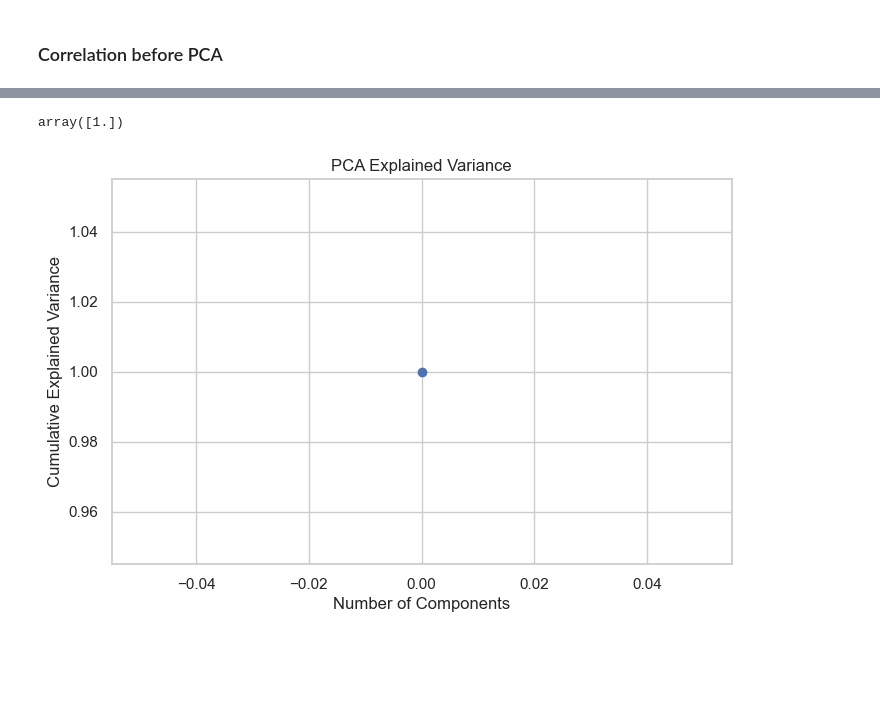
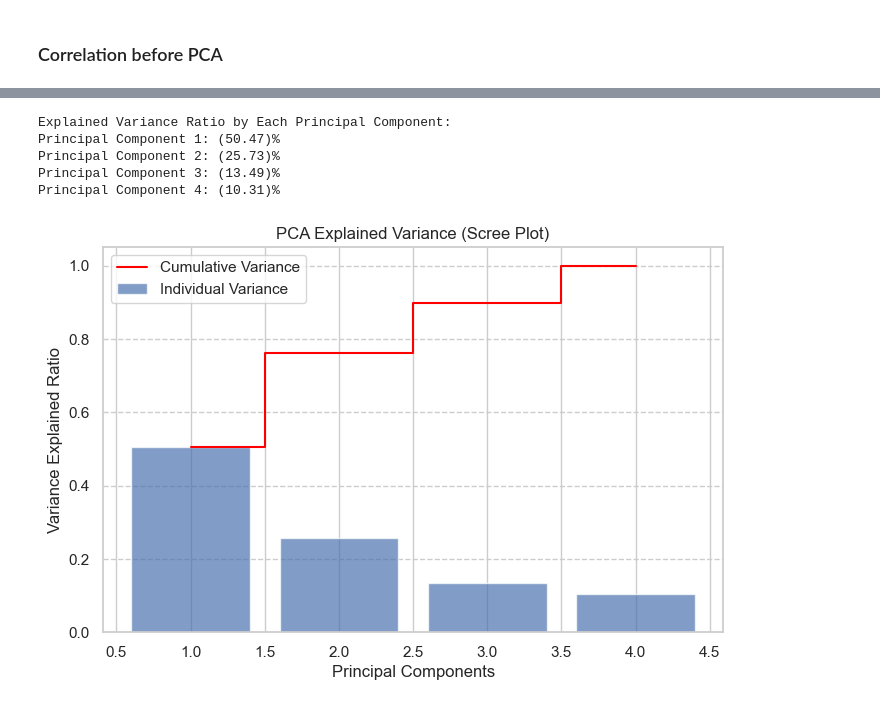
Before and after one commit to hsinxf/ML-LABS, a Jupyter notebook: LAB-4/Lab4.ipynb, the cells around one changed output, grey strips where cells are left out. Cells and saved outputs as stored; diff of their text form; code cells hidden in the pictures; blank space fills up the shorter version.

```diff
--- a/LAB-4/Lab4.ipynb
+++ b/LAB-4/Lab4.ipynb
@@ -191,10 +195,13 @@ df_minmax.head()
 # %% [markdown]
 ### Z-Score Normalization
 # %%
-standard_scaler = StandardScaler()
+features_to_check = ['Horsepower', 'Torque (lb-ft)', '0-60 MPH Time (seconds)', 'Price (in USD)']
+std_scaler = StandardScaler()
+df_zscore_scaled = std_scaler.fit_transform(df_no_outliers[features_to_check])
 
-df_zscore = df_no_outliers.copy()
-df_zscore[numeric_c] = standard_scaler.fit_transform(df_zscore[numeric_c])
 
+df_zscore = pd.DataFrame(df_zscore_scaled, columns=pca_features)
+
+print("Z-Score Normalized Data (First 5 rows):")
 df_zscore.head()
 # %% [output]
@@ -224,16 +229,26 @@ plt.show()
-# %%
-pca = PCA()
-pca.fit(df_zscore[numeric_c])
-explained_variance = pca.explained_variance_ratio_
-explained_variance
-# %% [output]
-array([1.])
+# %%
+pca = PCA()
+pca_results = pca.fit_transform(df_zscore_scaled)
+explained_variance = pca.explained_variance_ratio_
+print("Explained Variance Ratio by Each Principal Component:")
+for i, ratio in enumerate(explained_variance):
+    print(f"Principal Component {i+1}: ({ratio*100:.2f})%")
+# %% [output]
+Explained Variance Ratio by Each Principal Component:
+Principal Component 1: (50.47)%
+Principal Component 2: (25.73)%
+Principal Component 3: (13.49)%
+Principal Component 4: (10.31)%
 # %%
-plt.figure(figsize=(8,5))
-plt.plot(np.cumsum(explained_variance), marker='o')
-plt.xlabel("Number of Components")
-plt.ylabel("Cumulative Explained Variance")
-plt.title("PCA Explained Variance")
+plt.figure(figsize=(8, 5))
+plt.bar(range(1, len(explained_variance) + 1), explained_variance, alpha=0.7, label='Individual Variance')
+plt.step(range(1, len(explained_variance) + 1), np.cumsum(explained_variance), where='mid', label='Cumulative Variance', color='red')
+
+plt.title("PCA Explained Variance (Scree Plot)")
+plt.xlabel("Principal Components")
+plt.ylabel("Variance Explained Ratio")
+plt.legend(loc='best')
+plt.grid(axis='y', linestyle='--')
 plt.show()
 # %% [output]
-[figure, old version]
+[figure, new version]
```
Also changed, not shown: parts of 4 cells of this notebook.
